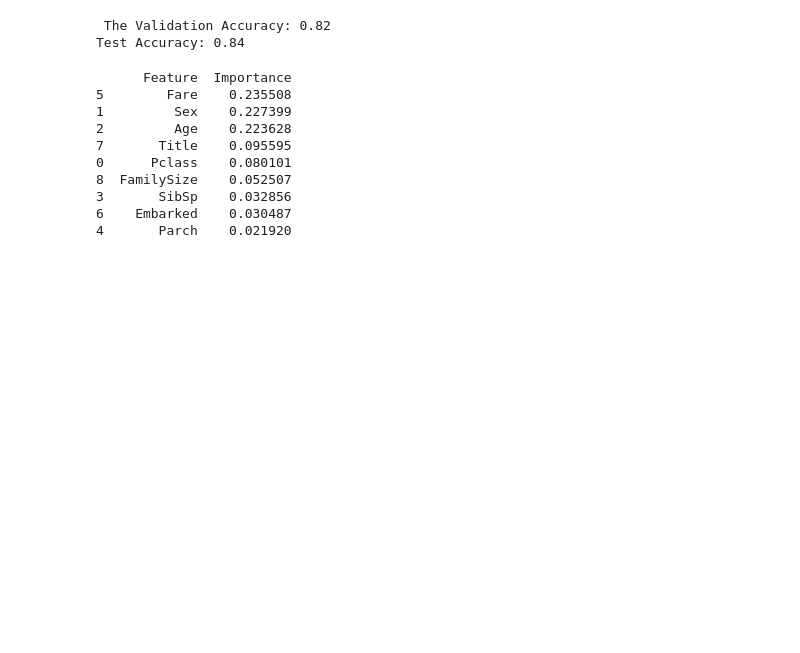
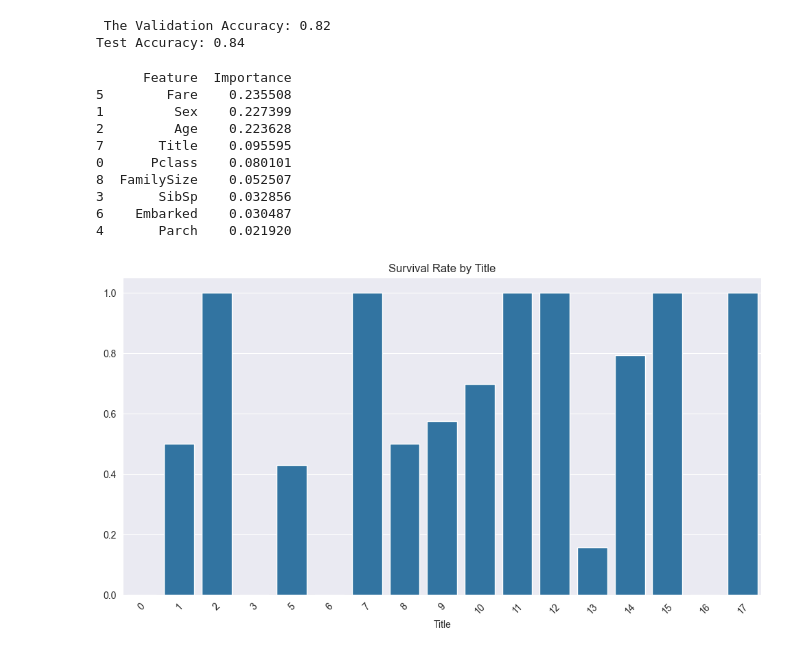
Before and after one commit to JeslyP/Titanic-Survival-Analysis-and-Visualization, a Jupyter notebook: Titanic/Titanic_analyisi.ipynb, the cells around one changed output. Cells and saved outputs as stored; diff of their text form; code cells hidden in the pictures; blank space fills up the shorter version.

```diff
--- a/Titanic/Titanic_analyisi.ipynb
+++ b/Titanic/Titanic_analyisi.ipynb
@@ -205,0 +200,23 @@ output.to_csv('titanic_predictions.csv', index=False)
+# %%
+train['FarePerPerson'] = train['Fare'] / train['FamilySize']
+test['FarePerPerson'] = test['Fare'] / test['FamilySize']
+# %%
+bins = [0, 12, 18, 30, 50, 100]
+labels = ['Child', 'Teen', 'Young Adult', 'Adult', 'Senior']
+train['AgeGroup'] = pd.cut(train['Age'], bins=bins, labels=labels)
+# %%
+train['TicketFrequency'] = train.groupby('Ticket')['Ticket'].transform('count')
+test['TicketFrequency'] = test.groupby('Ticket')['Ticket'].transform('count')
+# %%
+train['IsAlone'] = (train['SibSp'] + train['Parch'] == 0).astype(int)
+test['IsAlone'] = (test['SibSp'] + test['Parch'] == 0).astype(int)
+# %%
+# Extract titles and analyze survival
+title_survival = train.groupby('Title')['Survived'].mean().sort_values(ascending=False)
+plt.figure(figsize=(12, 6))
+sns.barplot(x=title_survival.index, y=title_survival.values)
+plt.title('Survival Rate by Title')
+plt.xticks(rotation=45)
+plt.show()
+# %% [output]
+[figure, added]
```
Also changed, not shown: parts of 17 cells of this notebook.
